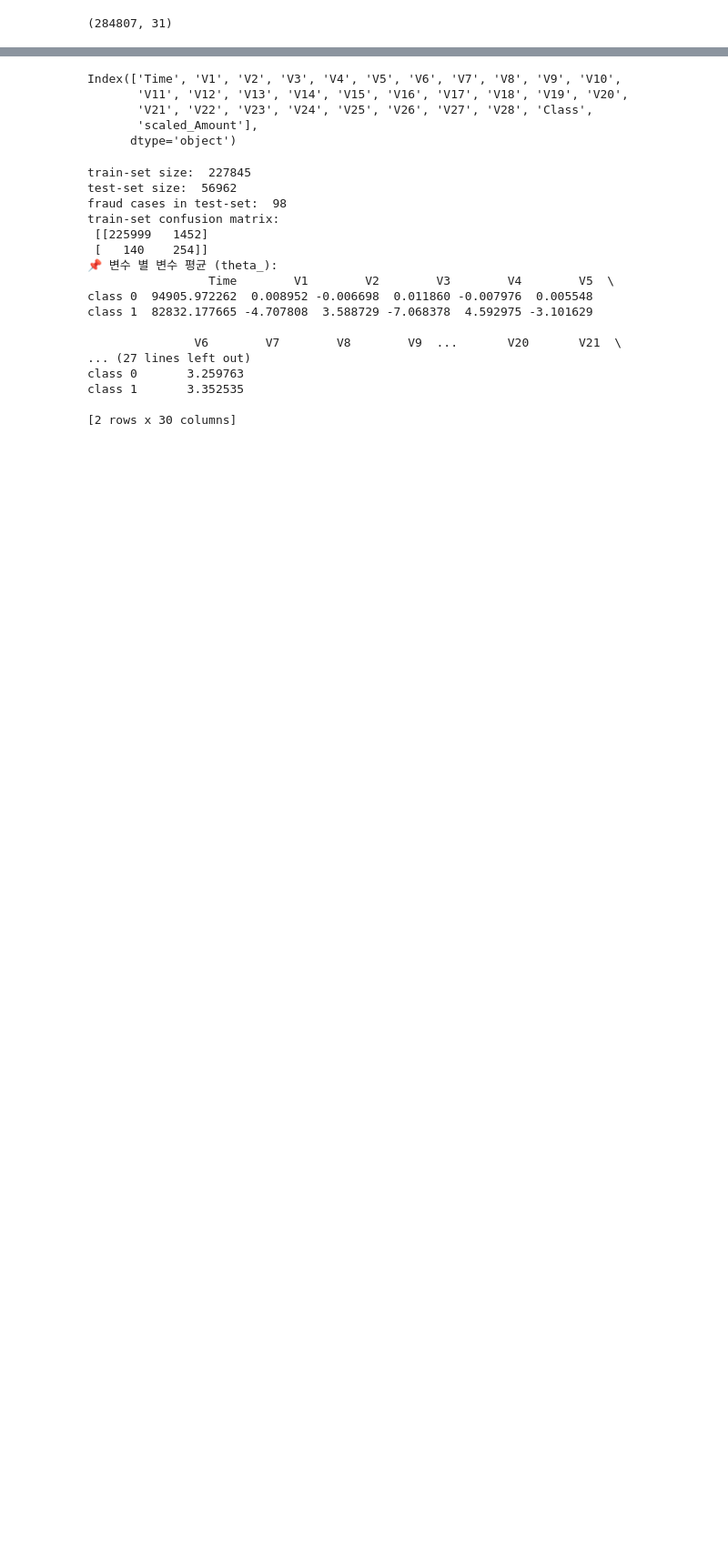
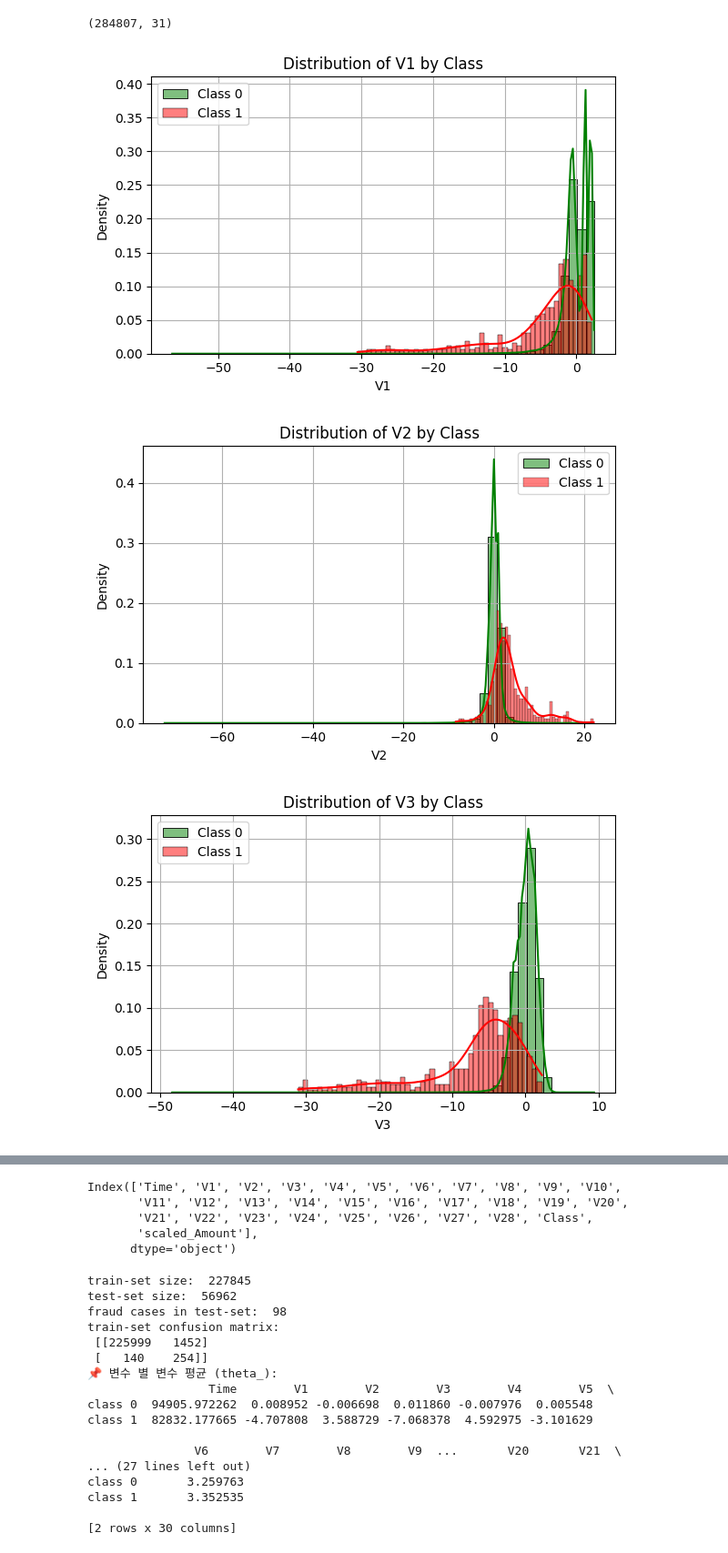
Before and after one commit to kimwonjae123/MLDM_Project, a Jupyter notebook: Naive_Bayes.ipynb, the cells around one changed output, grey strips where cells are left out. Shown at 91% size. Cells and saved outputs as stored; diff of their text form; code cells hidden in the pictures; blank space fills up the shorter version.

```diff
--- a/Naive_Bayes.ipynb
+++ b/Naive_Bayes.ipynb
@@ -8,3 +14,22 @@ df = pd.read_csv('creditcard.csv')
 print(df.shape)
 # %% [output]
 (284807, 31)
+# %%
+import seaborn as sns
+features_to_plot = [f'V{i}' for i in range(1, 29)]
+
+for feature in features_to_plot:
+    plt.figure(figsize=(6, 4))
+    sns.histplot(df[df['Class'] == 0][feature], bins=50, color='green', kde=True, label='Class 0', stat='density')
+    sns.histplot(df[df['Class'] == 1][feature], bins=50, color='red', kde=True, label='Class 1', stat='density')
+    plt.title(f"Distribution of {feature} by Class")
+    plt.xlabel(feature)
+    plt.ylabel('Density')
+    plt.legend()
+    plt.grid(True)
+    plt.tight_layout()
+    plt.show()
+# %% [output]
+[figure, added]
+[figure, added]
+[figure, added]
```
Also changed, not shown: parts of 8 cells of this notebook.
